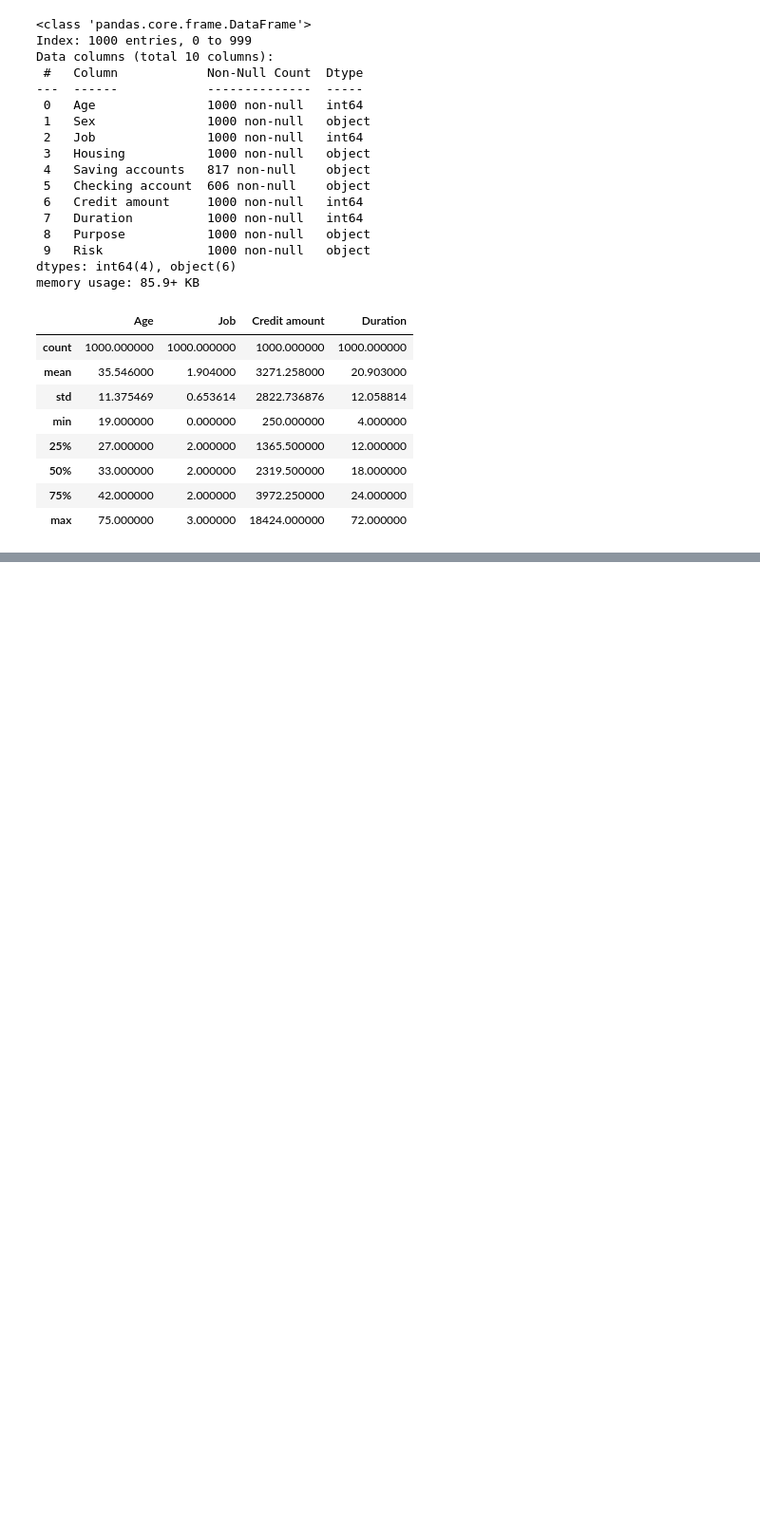
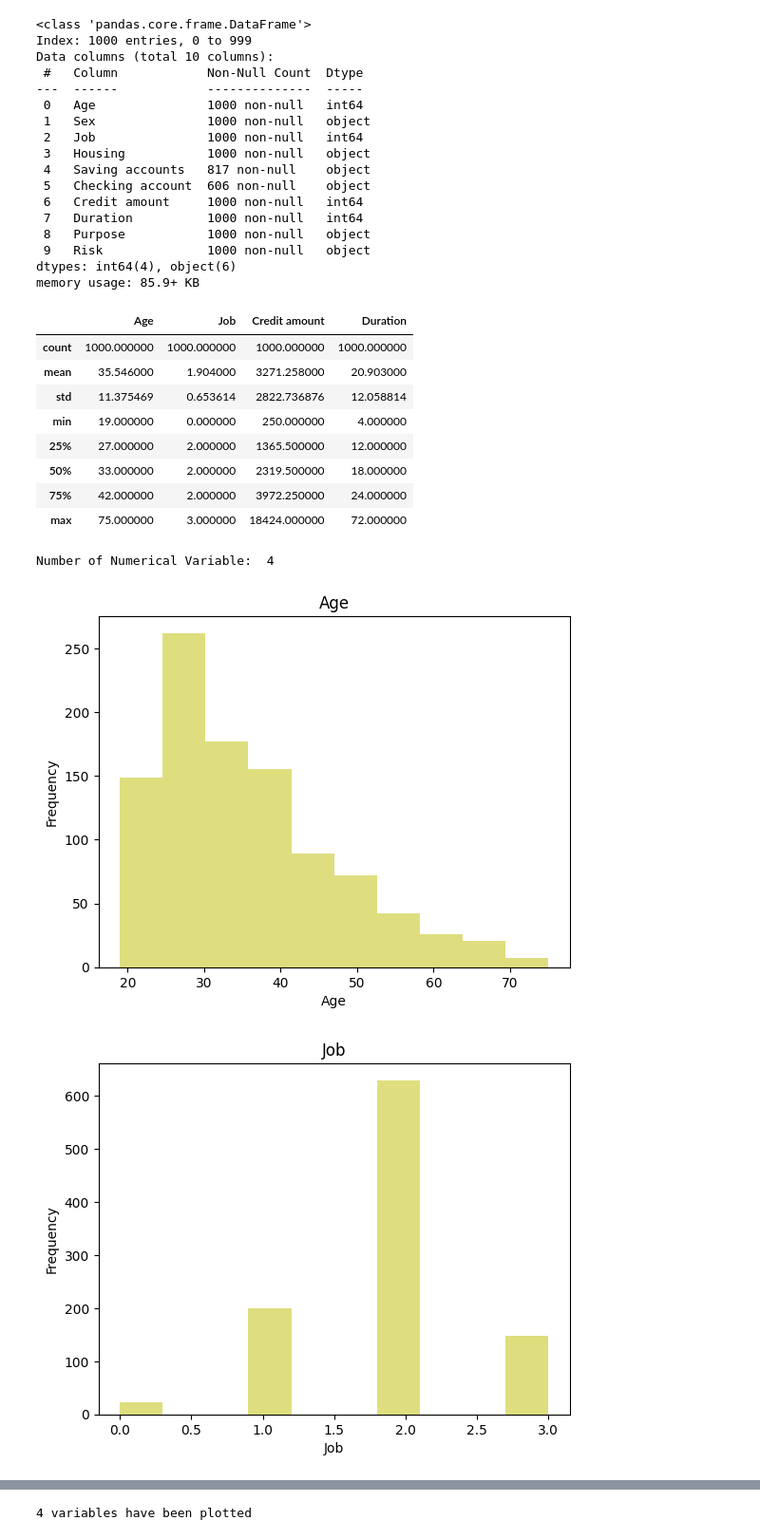
Before and after one commit to VHN1305/T--l-m, a Jupyter notebook: EDA.ipynb, the cells around one changed output, grey strips where cells are left out. Shown at 95% size. Saved outputs shown, nothing was run; the diff lists cells and outputs as text; code cells hidden in the pictures; blank space fills up the shorter version.

```diff
--- a/EDA.ipynb
+++ b/EDA.ipynb
@@ -51,3 +51,25 @@ df.describe()
 | 50% | 33.000000 | 2.000000 | 2319.500000 | 18.000000 |
 | 75% | 42.000000 | 2.000000 | 3972.250000 | 24.000000 |
 | max | 75.000000 | 3.000000 | 18424.000000 | 72.000000 |
+# %%
+num_cols = [col for col in df.columns if df[col].dtypes != 'O' and col not in "Id"]
+print('Number of Numerical Variable: ', len(num_cols))
+
+
+def hist_for_nums(data, numeric_cols):
+    col_counter = 0
+    data = data.copy()
+    for col in numeric_cols:
+        data[col].plot.hist(alpha=0.5, color='y')
+        plt.xlabel(col)
+        plt.title(col)
+        plt.show()
+        col_counter += 1
+    print(col_counter, "variables have been plotted")
+
+
+hist_for_nums(df, num_cols)
+# %% [output]
+Number of Numerical Variable:  4
+[figure, added]
+[figure, added]
@@ -53,0 +78 @@ df.describe()
+4 variables have been plotted
```
Also changed, not shown: parts of 3 cells of this notebook, 2 other files.
